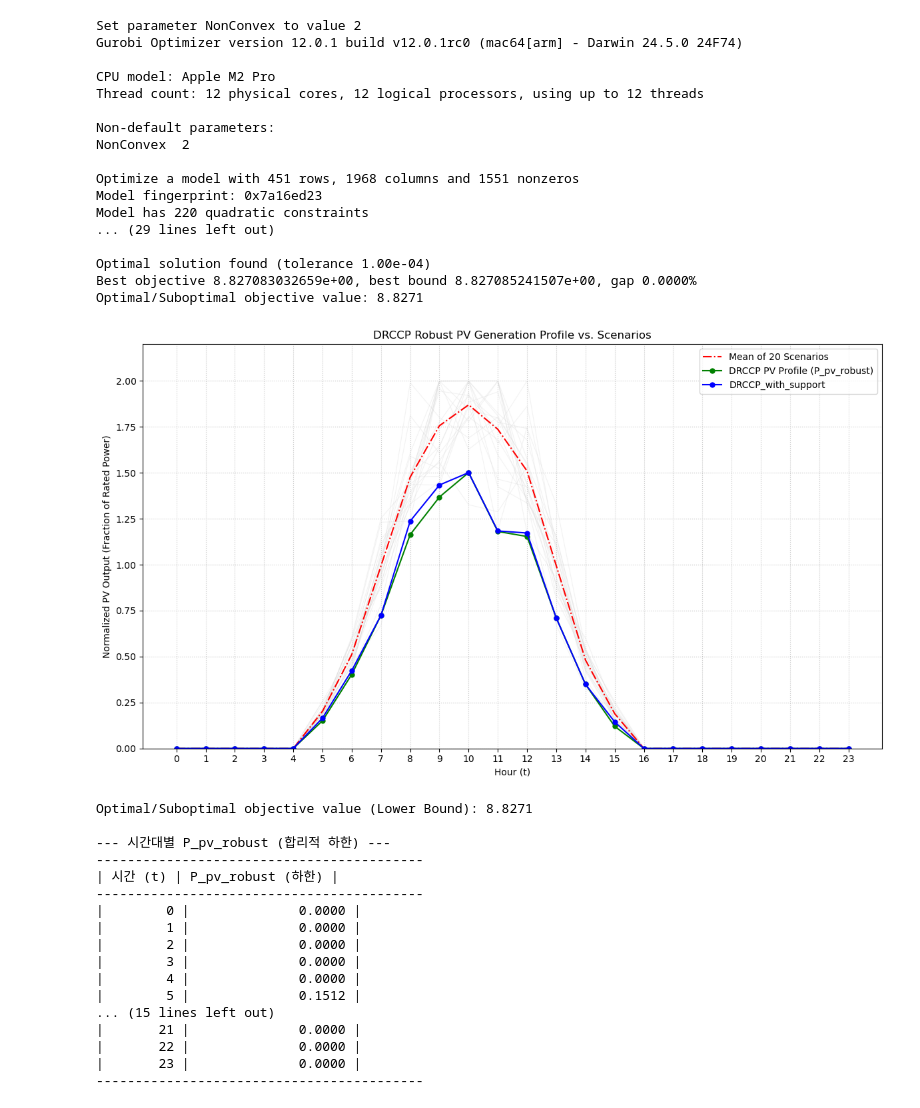
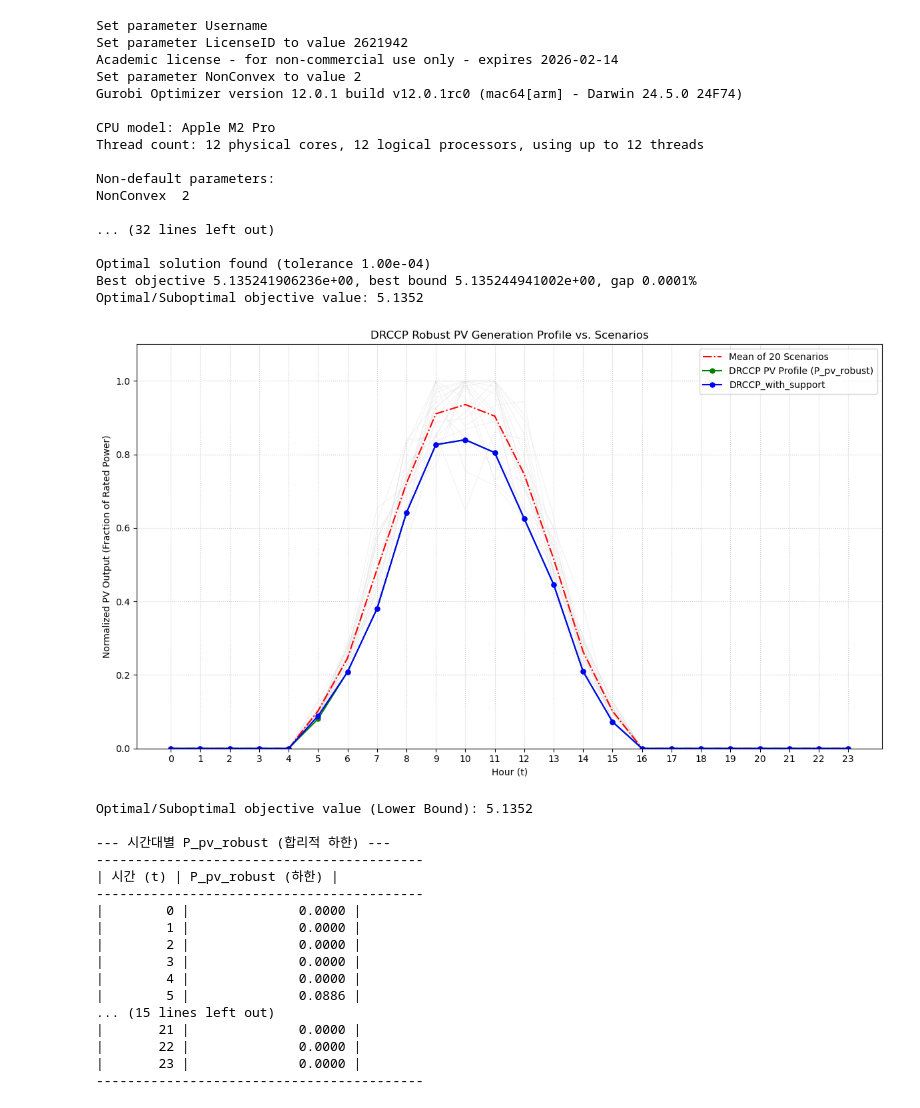
Before and after one commit to 123min123min/study_ai, a Jupyter notebook: DRO_orca.ipynb, the cells around one changed output. Drawn from its saved outputs; the diff is of its cells as text; code cells hidden in the pictures.

```diff
--- a/DRO_orca.ipynb
+++ b/DRO_orca.ipynb
@@ -299,7 +5,8 @@ import matplotlib.pyplot as plt # 시각화를 위해 추가
 from scipy.optimize import minimize_scalar
 
 
-solar_shape = [0]*5 + [20,50,100,150,180,200,180,150,100,50,20] + [0]*8
+solar_shape = [0]*5 + [2,5,10,15,18,20,18,15,10,5,2] + [0]*8
+
 T = range(24)  # 0부터 23까지의 시간 인덱스 (총 24시간)
 
 N_SCENARIOS = 20
@@ -311,9 +18,9 @@ else:
     MAX_SOLAR_PROFILE_PERCENT = 0.0
 
 solar_scenarios_normalized = np.zeros((N_SCENARIOS, len(T)))
-base_solar_profile_normalized = np.array(solar_shape) / 100.0
+base_solar_profile_normalized = np.array(solar_shape) / max(solar_shape)
 
-max_norm_profile = MAX_SOLAR_PROFILE_PERCENT / 100.0 if MAX_SOLAR_PROFILE_PERCENT > 0 else 0.0
+max_norm_profile = MAX_SOLAR_PROFILE_PERCENT / max(solar_shape) if MAX_SOLAR_PROFILE_PERCENT > 0 else 0.0
 if max_norm_profile == 0 and np.any(base_solar_profile_normalized > 0):
     max_norm_profile = np.max(base_solar_profile_normalized)
 
@@ -426,5 +133,5 @@ print(f"계산된 시간별 DRCCP_EPSILON 값: {DRCCP_EPSILONS_PER_T}")
 # %%
-DRCCP_ALPHA = 0.2
+DRCCP_ALPHA = 0.4
 DRCCP_EPSILON = DRCCP_EPSILONS_PER_T # 이전 값 유지
 m = gp.Model("DRCCP")
 
@@ -539,41 +246,41 @@ elif m.status == gp.GRB.INFEASIBLE:
     print("Computing IIS to identify conflicting constraints...")
     m.computeIIS()
     m.write("model_iis.ilp")
     print("IIS written to model_iis.ilp. Please inspect this file to find the cause of infeasibility.")
 elif m.status == gp.GRB.UNBOUNDED:
     print("Model is unbounded.")
 else:
     print("Optimization was not successful. Status code:", m.status)
 
 if m.status == gp.GRB.OPTIMAL or m.status == gp.GRB.SUBOPTIMAL:
     print(f"Optimal/Suboptimal objective value (Lower Bound): {m.ObjVal:.4f}")
     print("\n--- 시간대별 P_pv_robust (합리적 하한) ---")
     print("------------------------------------------")
     print("| 시간 (t) | P_pv_robust (하한) |")
     print("------------------------------------------")
     for t_idx in T:
         print(f"| {t_idx:8d} | {P_pv_robust_values[t_idx]:19.4f} |")
     print("------------------------------------------\n")
 # %% [output]
+Set parameter Username
+Set parameter LicenseID to value 2621942
+Academic license - for non-commercial use only - expires 2026-02-14
 Set parameter NonConvex to value 2
 Gurobi Optimizer version 12.0.1 build v12.0.1rc0 (mac64[arm] - Darwin 24.5.0 24F74)
 
 CPU model: Apple M2 Pro
 Thread count: 12 physical cores, 12 logical processors, using up to 12 threads
 
 Non-default parameters:
 NonConvex  2
 
-Optimize a model with 451 rows, 1968 columns and 1551 nonzeros
-Model fingerprint: 0x7a16ed23
-Model has 220 quadratic constraints
-... (29 lines left out)
+... (32 lines left out)
 
 Optimal solution found (tolerance 1.00e-04)
-Best objective 8.827083032659e+00, best bound 8.827085241507e+00, gap 0.0000%
-Optimal/Suboptimal objective value: 8.8271
+Best objective 5.135241906236e+00, best bound 5.135244941002e+00, gap 0.0001%
+Optimal/Suboptimal objective value: 5.1352
-[figure, old version]
+[figure, new version]
-Optimal/Suboptimal objective value (Lower Bound): 8.8271
+Optimal/Suboptimal objective value (Lower Bound): 5.1352
 
 --- 시간대별 P_pv_robust (합리적 하한) ---
 ------------------------------------------
@@ -584,7 +291,7 @@ Optimal/Suboptimal objective value (Lower Bound): 8.8271
 |        2 |              0.0000 |
 |        3 |              0.0000 |
 |        4 |              0.0000 |
-|        5 |              0.1512 |
+|        5 |              0.0886 |
 ... (15 lines left out)
 |       21 |              0.0000 |
 |       22 |              0.0000 |
```
Also changed, not shown: parts of 7 cells of this notebook.
